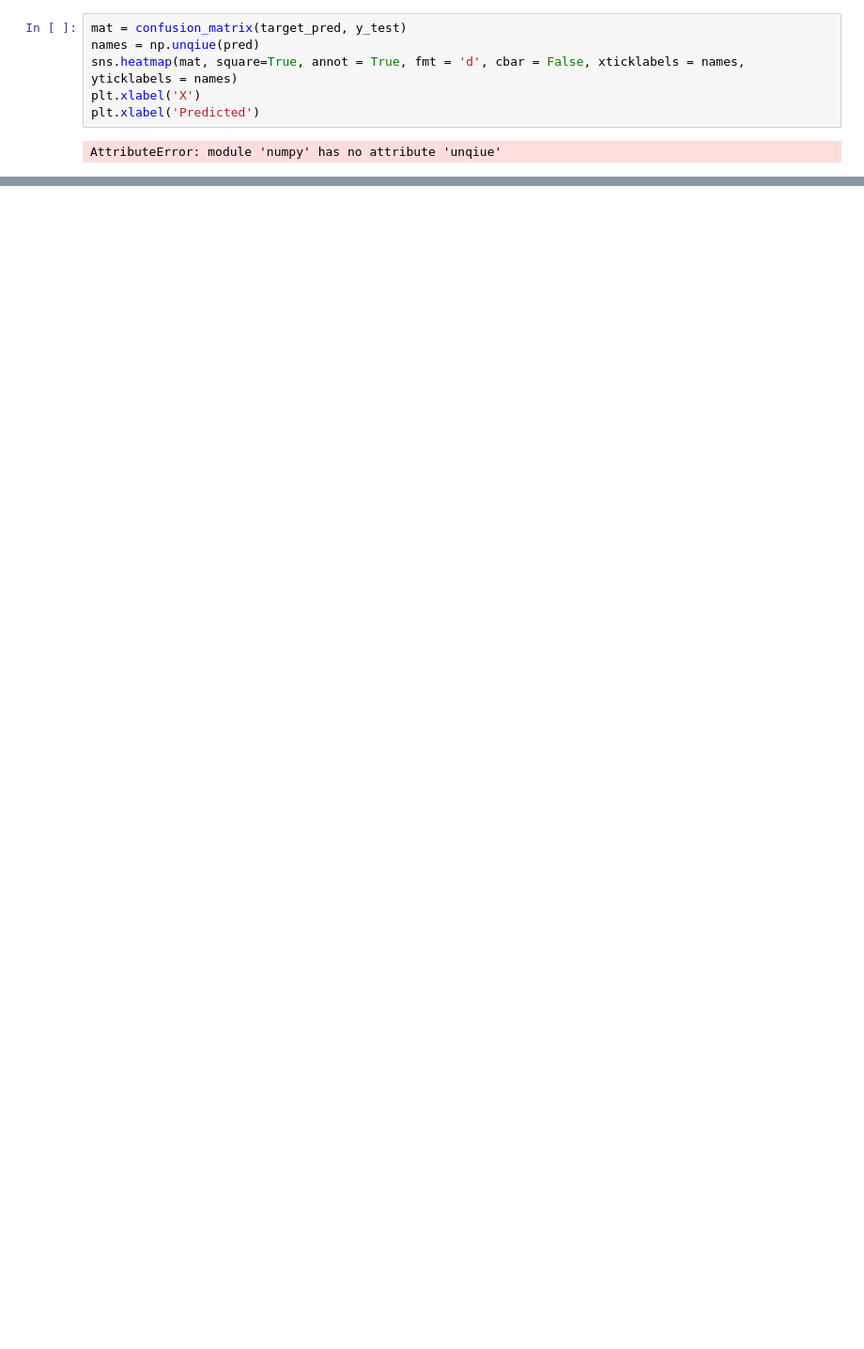
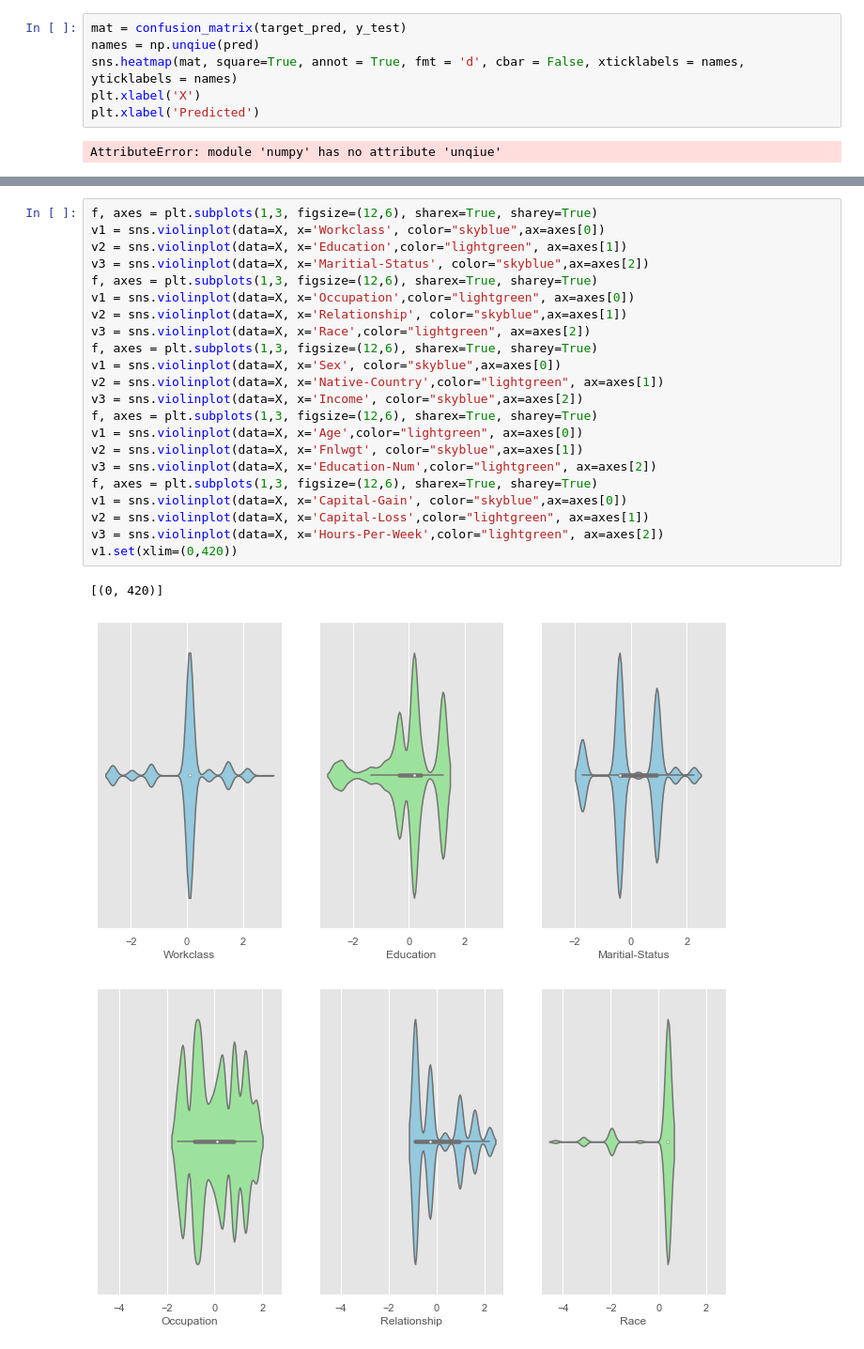
Before and after one commit to Aaronportal465/HowToGetRich, a Jupyter notebook: Project Take 1.ipynb, the cells around one changed output, grey strips where cells are left out. Shown: that part at 94% size. Cells and saved outputs as stored; diff of their text form; blank space fills up the shorter version.

```diff
--- a/Project Take 1.ipynb
+++ b/Project Take 1.ipynb
@@ -326,0 +548,26 @@ AttributeError: module 'numpy' has no attribute 'unqiue'
+# %%
+f, axes = plt.subplots(1,3, figsize=(12,6), sharex=True, sharey=True)
+v1 = sns.violinplot(data=X, x='Workclass', color="skyblue",ax=axes[0])
+v2 = sns.violinplot(data=X, x='Education',color="lightgreen", ax=axes[1])
+v3 = sns.violinplot(data=X, x='Maritial-Status', color="skyblue",ax=axes[2])
+f, axes = plt.subplots(1,3, figsize=(12,6), sharex=True, sharey=True)
+v1 = sns.violinplot(data=X, x='Occupation',color="lightgreen", ax=axes[0])
+v2 = sns.violinplot(data=X, x='Relationship', color="skyblue",ax=axes[1])
+v3 = sns.violinplot(data=X, x='Race',color="lightgreen", ax=axes[2])
+f, axes = plt.subplots(1,3, figsize=(12,6), sharex=True, sharey=True)
+v1 = sns.violinplot(data=X, x='Sex', color="skyblue",ax=axes[0])
+v2 = sns.violinplot(data=X, x='Native-Country',color="lightgreen", ax=axes[1])
+v3 = sns.violinplot(data=X, x='Income', color="skyblue",ax=axes[2])
+f, axes = plt.subplots(1,3, figsize=(12,6), sharex=True, sharey=True)
+v1 = sns.violinplot(data=X, x='Age',color="lightgreen", ax=axes[0])
+v2 = sns.violinplot(data=X, x='Fnlwgt', color="skyblue",ax=axes[1])
+v3 = sns.violinplot(data=X, x='Education-Num',color="lightgreen", ax=axes[2])
+f, axes = plt.subplots(1,3, figsize=(12,6), sharex=True, sharey=True)
+v1 = sns.violinplot(data=X, x='Capital-Gain', color="skyblue",ax=axes[0])
+v2 = sns.violinplot(data=X, x='Capital-Loss',color="lightgreen", ax=axes[1])
+v3 = sns.violinplot(data=X, x='Hours-Per-Week',color="lightgreen", ax=axes[2])
+v1.set(xlim=(0,420))
+# %% [output]
+[(0, 420)]
+[figure, added]
+[figure, added]
```
Also changed, not shown: parts of 22 cells of this notebook.
